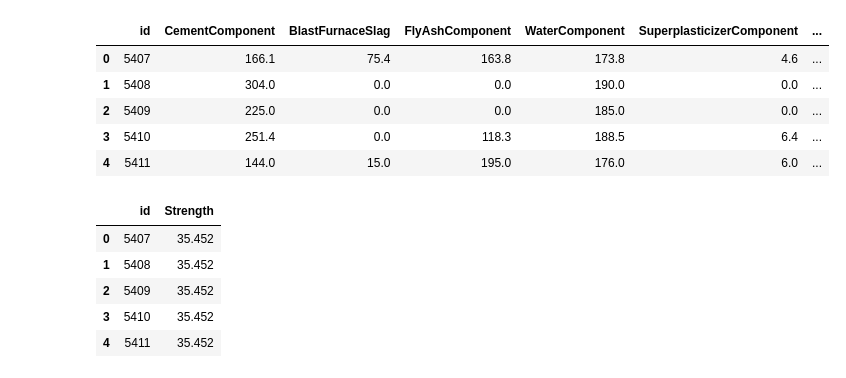
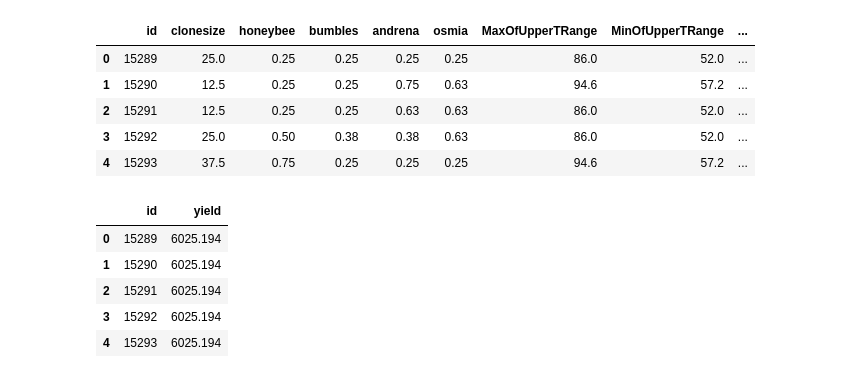
Before and after one commit to Rjshrivastav/Kaggle-Tabular-playground-series, a Jupyter notebook: playground-series-s3e9-catboost.ipynb, the cells around one changed output. Saved outputs shown, nothing was run; the diff lists cells and outputs as text; code cells hidden in the pictures.

```diff
--- a/playground-series-s3e9-catboost.ipynb
+++ b/playground-series-s3e9-catboost.ipynb
@@ -19,23 +21,23 @@ train.head()
 # %%
-test = pd.read_csv(r'/kaggle/input/playground-series-s3e9/test.csv')
+test = pd.read_csv(r'/kaggle/input/playground-series-s3e14/test.csv')
 test.head()
 # %% [output]
-|  | id | CementComponent | BlastFurnaceSlag | FlyAshComponent | WaterComponent | SuperplasticizerComponent | ... |
-| 0 | 5407 | 166.1 | 75.4 | 163.8 | 173.8 | 4.6 | ... |
-| 1 | 5408 | 304.0 | 0.0 | 0.0 | 190.0 | 0.0 | ... |
-| 2 | 5409 | 225.0 | 0.0 | 0.0 | 185.0 | 0.0 | ... |
-| 3 | 5410 | 251.4 | 0.0 | 118.3 | 188.5 | 6.4 | ... |
-| 4 | 5411 | 144.0 | 15.0 | 195.0 | 176.0 | 6.0 | ... |
+|  | id | clonesize | honeybee | bumbles | andrena | osmia | MaxOfUpperTRange | MinOfUpperTRange | ... |
+| 0 | 15289 | 25.0 | 0.25 | 0.25 | 0.25 | 0.25 | 86.0 | 52.0 | ... |
+| 1 | 15290 | 12.5 | 0.25 | 0.25 | 0.75 | 0.63 | 94.6 | 57.2 | ... |
+| 2 | 15291 | 12.5 | 0.25 | 0.25 | 0.63 | 0.63 | 86.0 | 52.0 | ... |
+| 3 | 15292 | 25.0 | 0.50 | 0.38 | 0.38 | 0.63 | 86.0 | 52.0 | ... |
+| 4 | 15293 | 37.5 | 0.75 | 0.25 | 0.25 | 0.25 | 94.6 | 57.2 | ... |
 # %%
-sub = pd.read_csv(r'/kaggle/input/playground-series-s3e9/sample_submission.csv')
+sub = pd.read_csv(r'/kaggle/input/playground-series-s3e14/sample_submission.csv')
 sub.head()
 # %% [output]
-|  | id | Strength |
-| 0 | 5407 | 35.452 |
-| 1 | 5408 | 35.452 |
-| 2 | 5409 | 35.452 |
-| 3 | 5410 | 35.452 |
-| 4 | 5411 | 35.452 |
+|  | id | yield |
+| 0 | 15289 | 6025.194 |
+| 1 | 15290 | 6025.194 |
+| 2 | 15291 | 6025.194 |
+| 3 | 15292 | 6025.194 |
+| 4 | 15293 | 6025.194 |
 # %%
 print(f'train set have {train.shape[0]} rows and {train.shape[1]} columns.')
 print(f'test set have {test.shape[0]} rows and {test.shape[1]} columns.')
```
Also changed, not shown: parts of 16 cells of this notebook.
